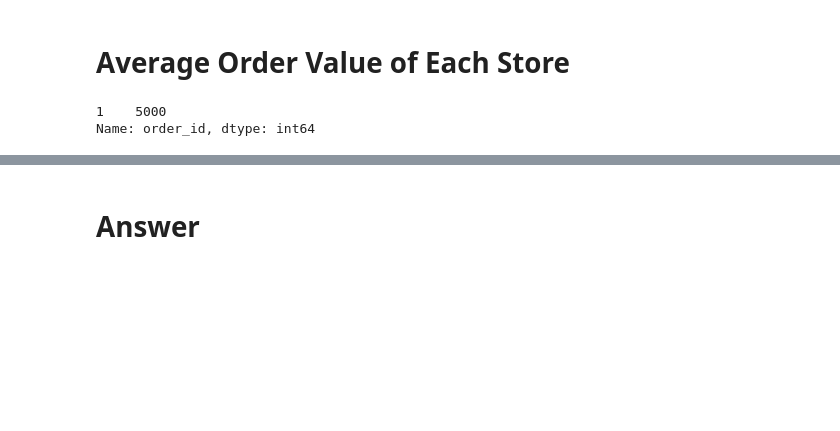
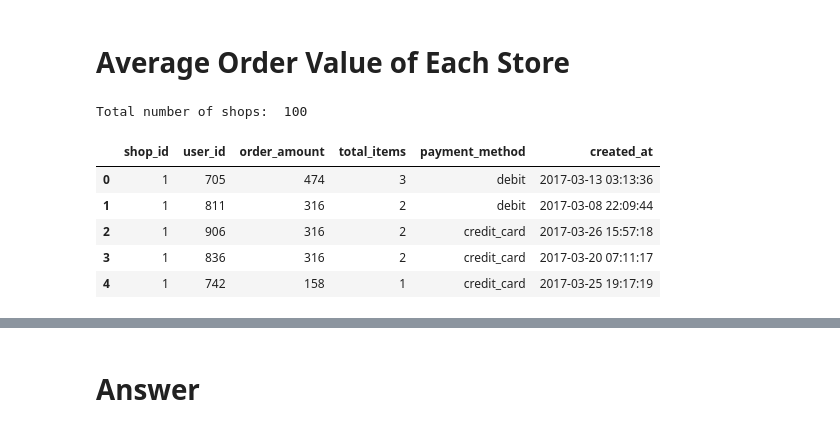
Before and after one commit to ericyeonpark/shopify_exploratory_data_analysis, a Jupyter notebook: data_analysis.ipynb, the cells around one changed output, grey strips where cells are left out. Drawn from its saved outputs; the diff is of its cells as text; code cells hidden in the pictures; blank space fills up the shorter version.

```diff
--- a/data_analysis.ipynb
+++ b/data_analysis.ipynb
@@ -197,8 +199,23 @@ df_no_outlier.describe()
 | max | 5000.000000 | 100.000000 | 999.000000 | 730.000000 | 5.000000 |
 # %% [markdown]
 # Average Order Value of Each Store
-# %%
-df['order_id'].value_counts().value_counts()
-# %% [output]
-1    5000
-Name: order_id, dtype: int64
+# %%
+# Total number of shops
+print('Total number of shops: ', len(df['shop_id'].value_counts()))
+# %% [output]
+Total number of shops:  100
+# %%
+# sort df by shop number for iteration
+df = df.sort_values(by=['shop_id'])
+
+# reset index for iteration
+df.reset_index(drop=True, inplace=True)
+
+df.head()
+# %% [output]
+|  | shop_id | user_id | order_amount | total_items | payment_method | created_at |
+| 0 | 1 | 705 | 474 | 3 | debit | 2017-03-13 03:13:36 |
+| 1 | 1 | 811 | 316 | 2 | debit | 2017-03-08 22:09:44 |
+| 2 | 1 | 906 | 316 | 2 | credit_card | 2017-03-26 15:57:18 |
+| 3 | 1 | 836 | 316 | 2 | credit_card | 2017-03-20 07:11:17 |
+| 4 | 1 | 742 | 158 | 1 | credit_card | 2017-03-25 19:17:19 |
```
Also changed, not shown: parts of 6 cells of this notebook.
